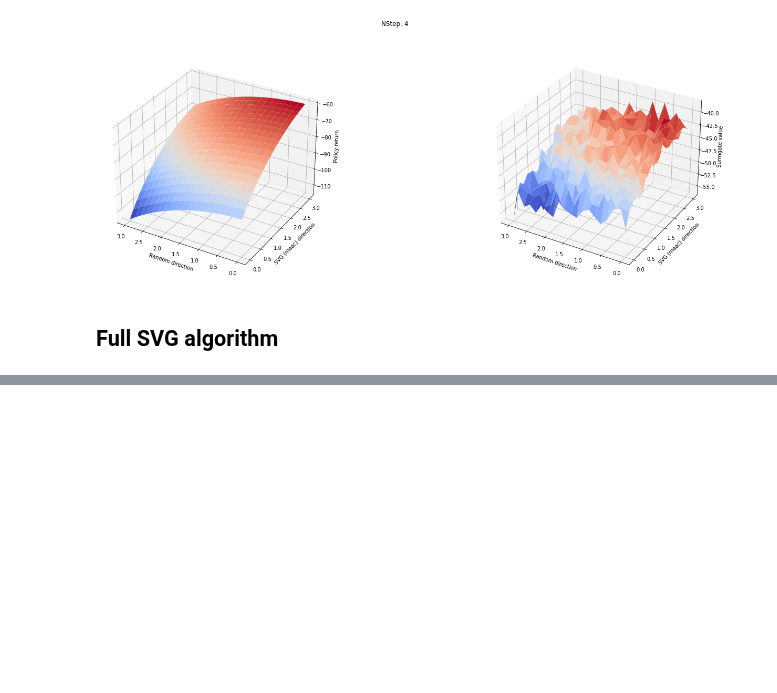
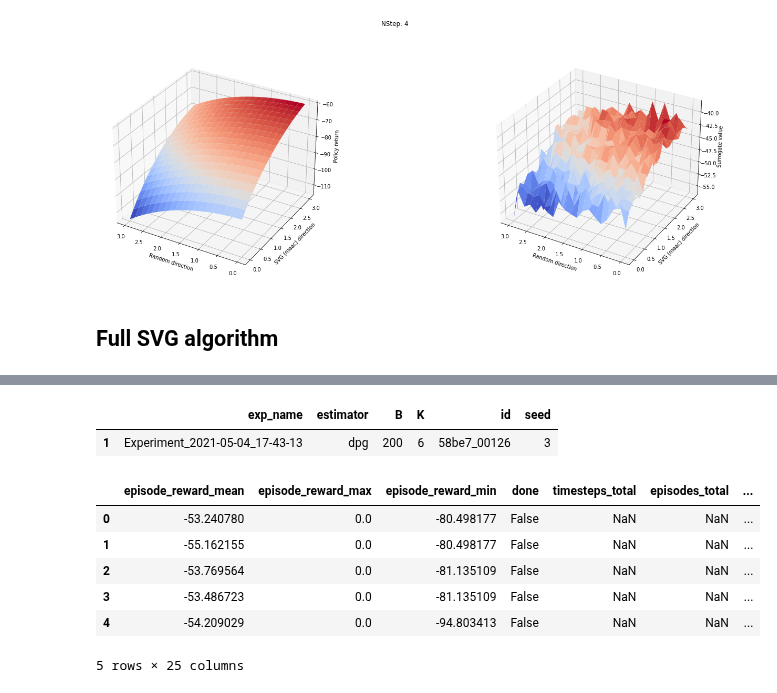
Before and after one commit to 0xangelo/LQSVG, a Jupyter notebook: experiments/dpg_vs_maac.ipynb, the cells around one changed output, grey strips where cells are left out. Saved outputs shown, nothing was run; the diff lists cells and outputs as text; code cells hidden in the pictures; blank space fills up the shorter version.

Commit message:
chore(experiments): update dpg_vs_maac
Signed-off-by: Ângelo Lovatto <angelolovatto@gmail.com>

```diff
--- a/experiments/dpg_vs_maac.ipynb
+++ b/experiments/dpg_vs_maac.ipynb
@@ -501,0 +506,22 @@ TypeError: join() argument must be str, bytes, or os.PathLike object, not 'NoneT
+# %%
+pd.DataFrame(dict_exclude(exps_data[0].params, ["wandb_tags", "wandb_dir"]), index=[1])
+# %% [output]
+|  | exp_name | estimator | B | K | id | seed |
+| 1 | Experiment_2021-05-04_17-43-13 | dpg | 200 | 6 | 58be7_00126 | 3 |
+# %%
+dfs = [
+    pd.concat(
+        (e.progress, pd.DataFrame(dict_exclude(e.params, ["wandb_tags", "wandb_dir"]), index=e.progress.index)), axis=1
+    )
+    for e in exps_data
+]
+df = pd.concat(dfs, ignore_index=True)
+df.head()
+# %% [output]
+|  | episode_reward_mean | episode_reward_max | episode_reward_min | done | timesteps_total | episodes_total | ... |
+| 0 | -53.240780 | 0.0 | -80.498177 | False | NaN | NaN | ... |
+| 1 | -55.162155 | 0.0 | -80.498177 | False | NaN | NaN | ... |
+| 2 | -53.769564 | 0.0 | -81.135109 | False | NaN | NaN | ... |
+| 3 | -53.486723 | 0.0 | -81.135109 | False | NaN | NaN | ... |
+| 4 | -54.209029 | 0.0 | -94.803413 | False | NaN | NaN | ... |
+5 rows × 25 columns
```
Also changed, not shown: parts of 5 cells of this notebook.
